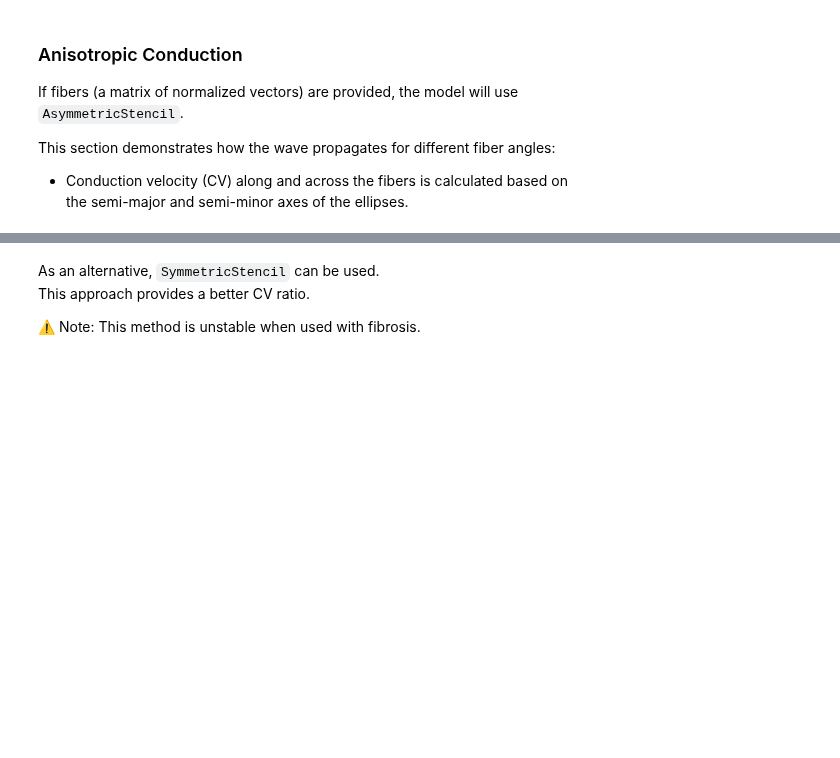
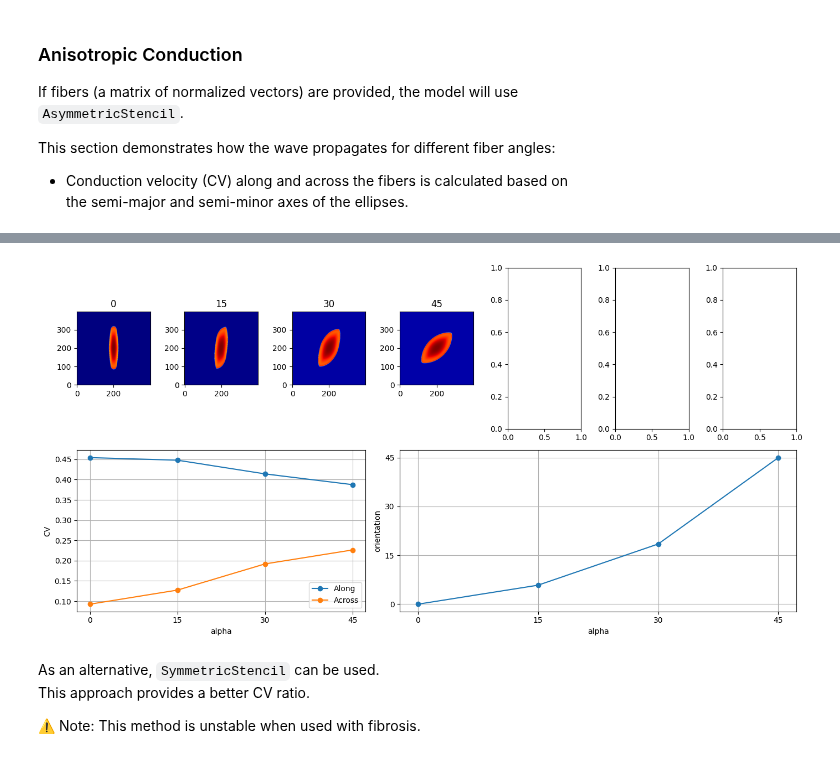
Before and after one commit to finitewave/Finitewave, a Jupyter notebook: Tutorials/Anisotropy2D.ipynb, the cells around one changed output, grey strips where cells are left out. Drawn from its saved outputs; the diff is of its cells as text; code cells hidden in the pictures; blank space fills up the shorter version.

```diff
--- a/Tutorials/Anisotropy2D.ipynb
+++ b/Tutorials/Anisotropy2D.ipynb
@@ -180,3 +219,37 @@ plt.show()
+# %%
+cv_along = out['major_axis_length'] / 2 * simulation.dr / simulation.t_max
+cv_across = out['minor_axis_length'] / 2 * simulation.dr / simulation.t_max
+
+fig, axs = plt.subplot_mosaic([[f'{i}' for i in range(7)],
+                               ['axis_ratio'] * 3 + ['orientation']*4],
+                               figsize=(14, 7))
+
+for i in range(len(alphas)):
+    ax = axs[f'{i}']
+    ax.imshow(images[i], cmap='jet', origin='lower')
+    ax.set_title(f'{np.degrees(alphas[i]):.0f}')
+
+ax = axs['axis_ratio']
+ax.plot(out['alpha'], cv_along, 'o-', label='Along')
+ax.plot(out['alpha'], cv_across, 'o-', label='Across')
+ax.set_xlabel('alpha')
+ax.set_ylabel('CV')
+ax.set_xticks(np.degrees(alphas))
+ax.grid(True)
+ax.legend()
+
+ax = axs['orientation']
+ax.plot(out['alpha'], out['orientation'], 'o-')
+ax.set_xlabel('alpha')
+ax.set_ylabel('orientation')
+ax.set_xticks(np.degrees(alphas))
+ax.set_yticks(np.degrees(alphas))
+ax.grid(True)
+
+plt.tight_layout()
+plt.show()
+# %% [output]
+[figure, added]
 # %% [markdown]
 As an alternative, `SymmetricStencil` can be used.
 This approach provides a better CV ratio.
```
Also changed, not shown: parts of 2 cells of this notebook, 16 other files.
